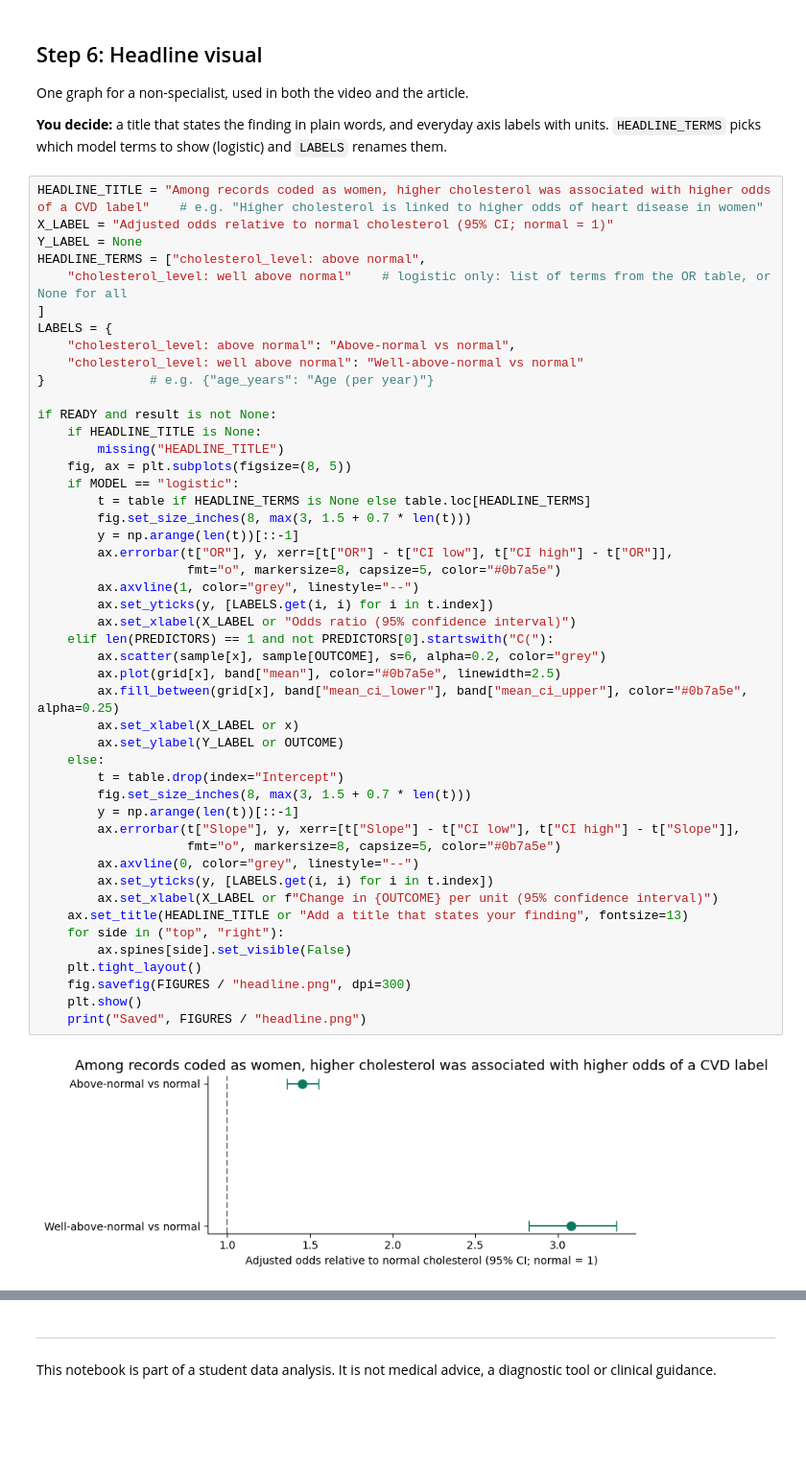
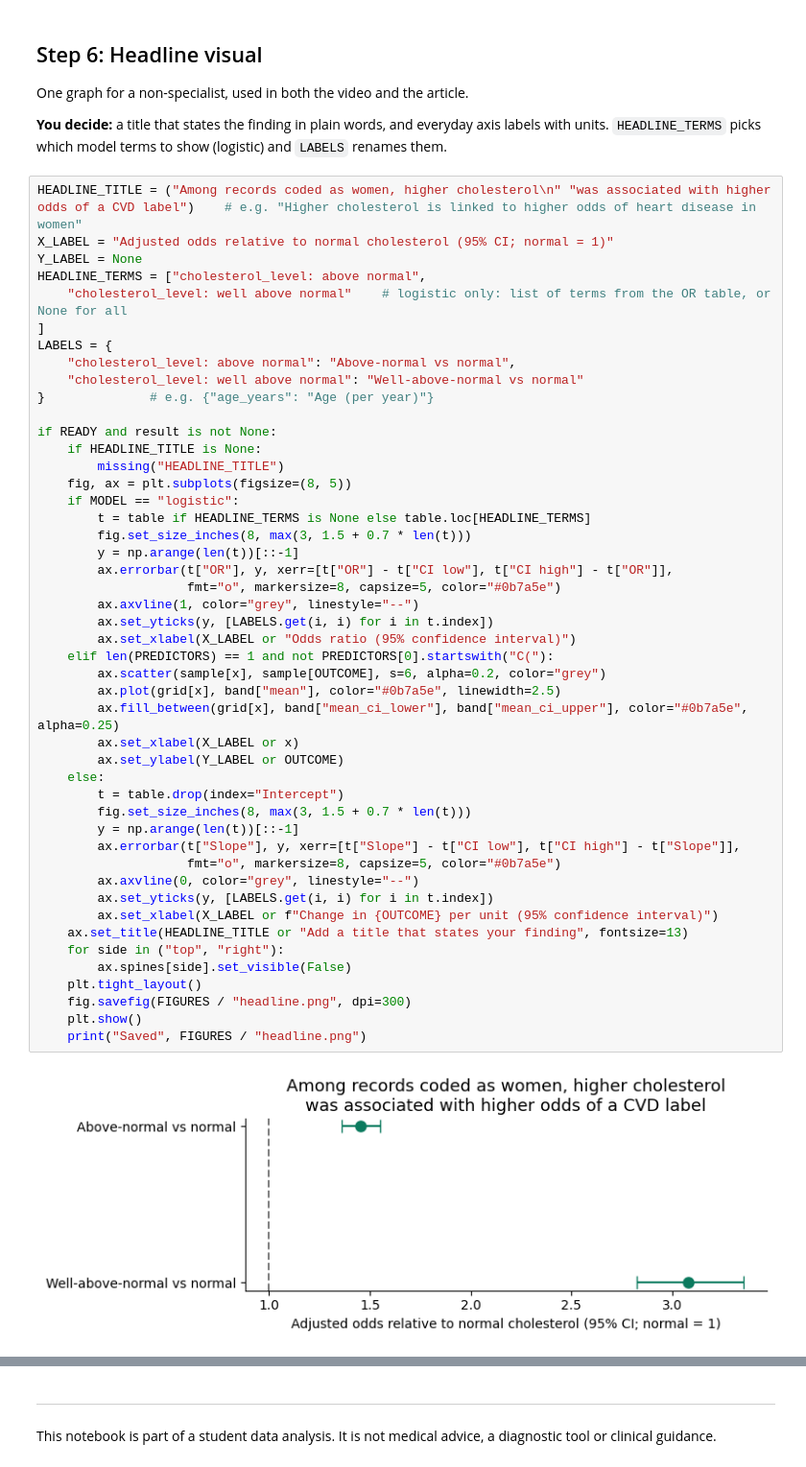
Before and after one commit to Bio-dot/cvd-women--S-K, a Jupyter notebook: 02_analysis.ipynb, the cells around one changed output, grey strips where cells are left out. Shown at 96% size. Saved outputs shown, nothing was run; the diff lists cells and outputs as text; blank space fills up the shorter version.

```diff
--- a/02_analysis.ipynb
+++ b/02_analysis.ipynb
@@ -375,7 +375,7 @@ One graph for a non-specialist, used in both the video and the article.
 
 **You decide:** a title that states the finding in plain words, and everyday axis labels with units. `HEADLINE_TERMS` picks which model terms to show (logistic) and `LABELS` renames them.
 # %%
-HEADLINE_TITLE = "Among records coded as women, higher cholesterol was associated with higher odds of a CVD label"    # e.g. "Higher cholesterol is linked to higher odds of heart disease in women"
+HEADLINE_TITLE = ("Among records coded as women, higher cholesterol\n" "was associated with higher odds of a CVD label")    # e.g. "Higher cholesterol is linked to higher odds of heart disease in women"
 X_LABEL = "Adjusted odds relative to normal cholesterol (95% CI; normal = 1)"
 Y_LABEL = None
 HEADLINE_TERMS = ["cholesterol_level: above normal",
@@ -395,32 +395,32 @@ if READY and result is not None:
         fig.set_size_inches(8, max(3, 1.5 + 0.7 * len(t)))
         y = np.arange(len(t))[::-1]
         ax.errorbar(t["OR"], y, xerr=[t["OR"] - t["CI low"], t["CI high"] - t["OR"]],
                     fmt="o", markersize=8, capsize=5, color="#0b7a5e")
         ax.axvline(1, color="grey", linestyle="--")
         ax.set_yticks(y, [LABELS.get(i, i) for i in t.index])
         ax.set_xlabel(X_LABEL or "Odds ratio (95% confidence interval)")
     elif len(PREDICTORS) == 1 and not PREDICTORS[0].startswith("C("):
         ax.scatter(sample[x], sample[OUTCOME], s=6, alpha=0.2, color="grey")
         ax.plot(grid[x], band["mean"], color="#0b7a5e", linewidth=2.5)
         ax.fill_between(grid[x], band["mean_ci_lower"], band["mean_ci_upper"], color="#0b7a5e", alpha=0.25)
         ax.set_xlabel(X_LABEL or x)
         ax.set_ylabel(Y_LABEL or OUTCOME)
     else:
         t = table.drop(index="Intercept")
         fig.set_size_inches(8, max(3, 1.5 + 0.7 * len(t)))
         y = np.arange(len(t))[::-1]
         ax.errorbar(t["Slope"], y, xerr=[t["Slope"] - t["CI low"], t["CI high"] - t["Slope"]],
                     fmt="o", markersize=8, capsize=5, color="#0b7a5e")
         ax.axvline(0, color="grey", linestyle="--")
         ax.set_yticks(y, [LABELS.get(i, i) for i in t.index])
         ax.set_xlabel(X_LABEL or f"Change in {OUTCOME} per unit (95% confidence interval)")
     ax.set_title(HEADLINE_TITLE or "Add a title that states your finding", fontsize=13)
     for side in ("top", "right"):
         ax.spines[side].set_visible(False)
     plt.tight_layout()
     fig.savefig(FIGURES / "headline.png", dpi=300)
     plt.show()
     print("Saved", FIGURES / "headline.png")
 # %% [output]
-[figure, old version]
+[figure, new version]
 Saved /content/openbio-datathon-2026/track-02/team/figures/headline.png
```
Also changed, not shown: parts of 1 cell of this notebook.
